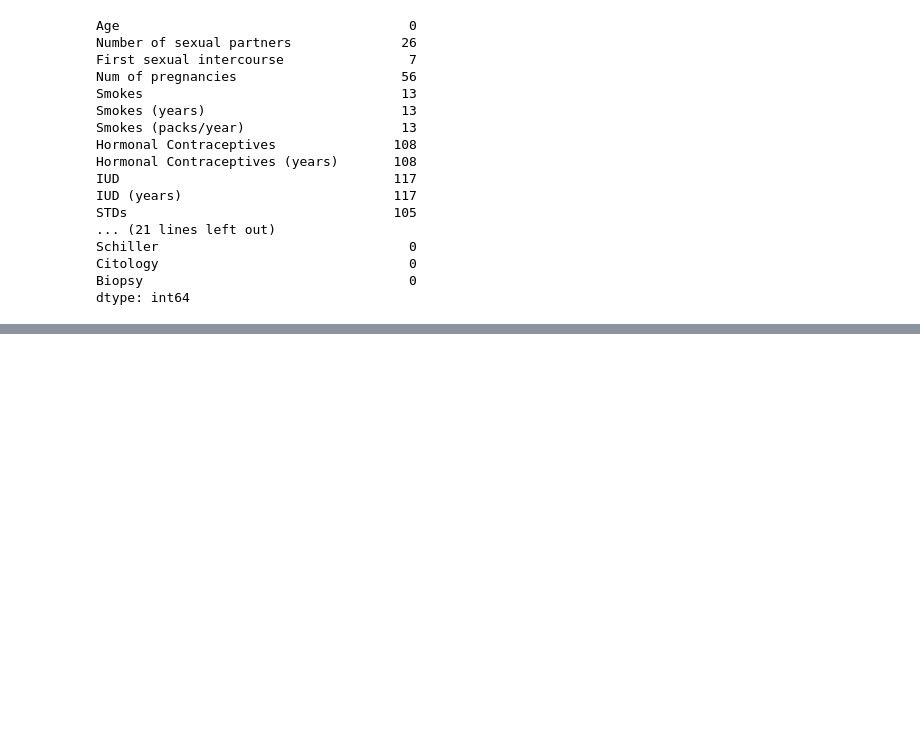
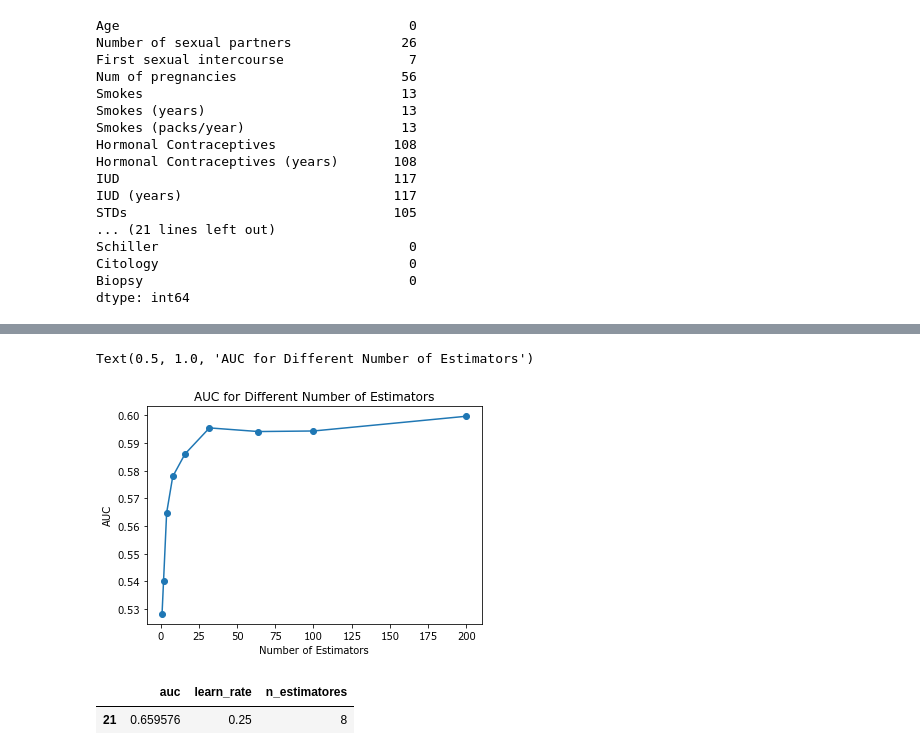
Before and after one commit to kathyxiong/stat_learning_case_study, a Jupyter notebook: freyder_classification_boosting.ipynb, the cells around one changed output, grey strips where cells are left out. Cells and saved outputs as stored; diff of their text form; code cells hidden in the pictures; blank space fills up the shorter version.

```diff
--- a/freyder_classification_boosting.ipynb
+++ b/freyder_classification_boosting.ipynb
@@ -58,0 +87,15 @@ array([0.88953488, 0.91860465, 0.91860465, 0.92982456, 0.9005848 ])
+# %%
+plt.plot(n_avg.iloc[:,0], n_avg.iloc[:,1], marker='o')
+plt.xlabel("Number of Estimators")
+plt.ylabel("AUC")
+plt.title("AUC for Different Number of Estimators")
+# %% [output]
+Text(0.5, 1.0, 'AUC for Different Number of Estimators')
+[figure, added]
+# %%
+max_auc = scores_ada_df['auc'].max()
+best_fit = scores_ada_df.loc[scores_ada_df['auc'] == max_auc]
+best_fit
+# %% [output]
+|  | auc | learn_rate | n_estimatores |
+| 21 | 0.659576 | 0.25 | 8 |
```
Also changed, not shown: parts of 18 cells of this notebook, 1 other file.
